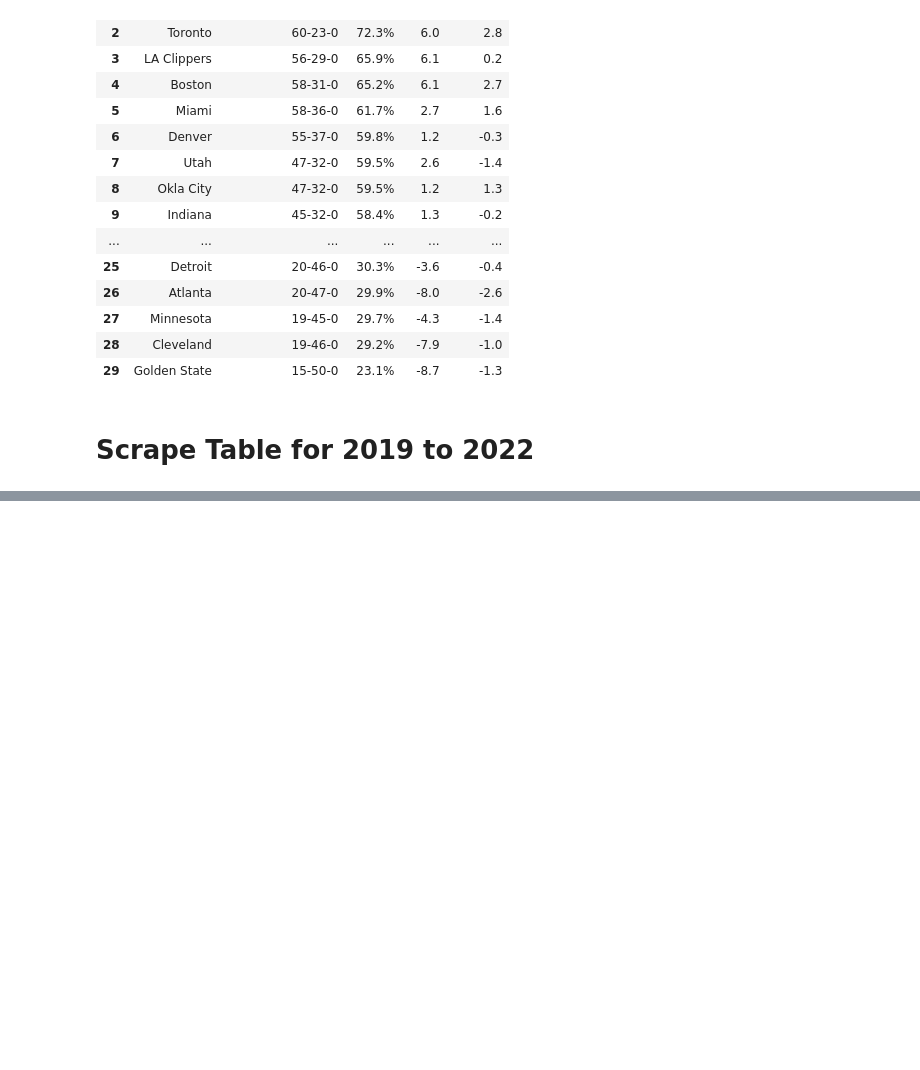
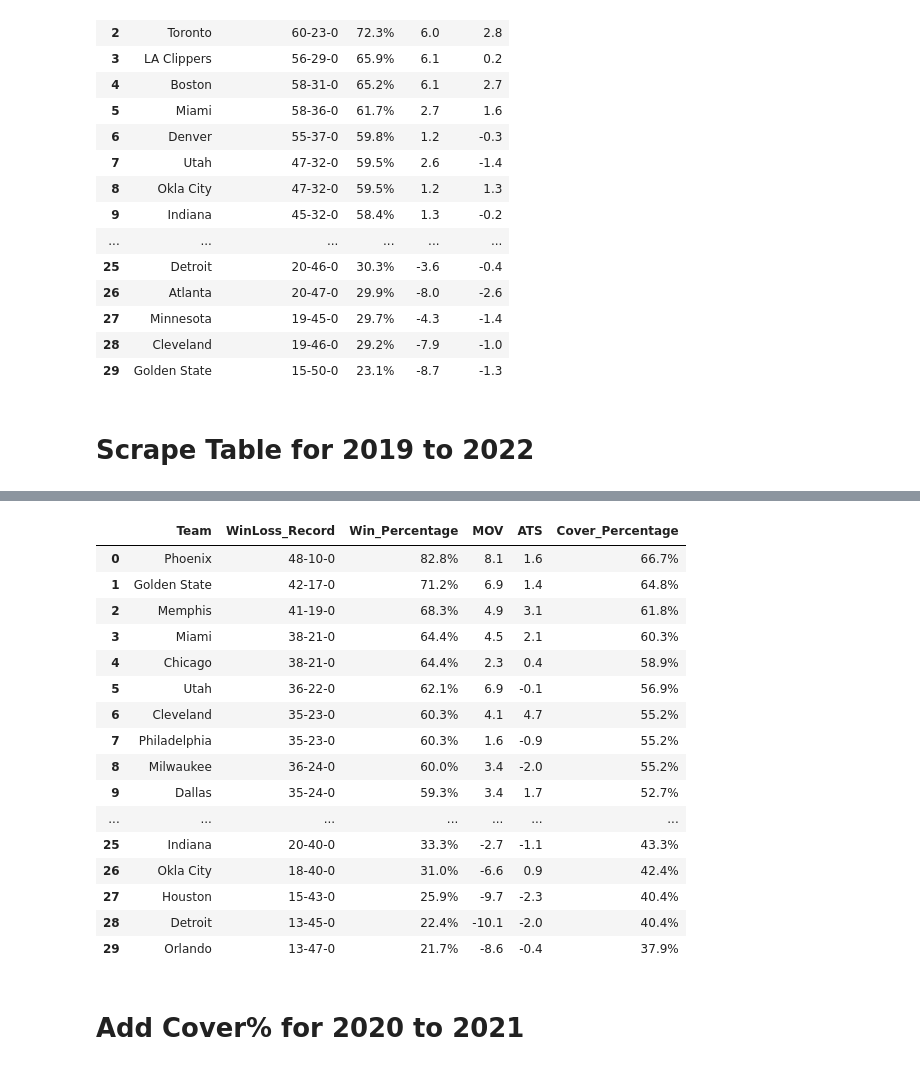
Before and after one commit to almulldreyer/machine-learning-project-4, a Jupyter notebook: main/TeamRank_Scrape.ipynb, the cells around one changed output, grey strips where cells are left out. Drawn from its saved outputs; the diff is of its cells as text; code cells hidden in the pictures; blank space fills up the shorter version.

```diff
--- a/main/TeamRank_Scrape.ipynb
+++ b/main/TeamRank_Scrape.ipynb
@@ -112,0 +185,31 @@ tables_1822[0]
+# %%
+dict = {'Win-Loss Record': 'WinLoss_Record',
+        'Win %': 'Win_Percentage',
+        'ATS +/-': 'ATS',
+        'Cover %':'Cover_Percentage'
+       }
+
+tables_22.rename(columns=dict,
+          inplace=True)
+# %%
+tables_22
+# %% [output]
+|  | Team | WinLoss_Record | Win_Percentage | MOV | ATS | Cover_Percentage |
+| 0 | Phoenix | 48-10-0 | 82.8% | 8.1 | 1.6 | 66.7% |
+| 1 | Golden State | 42-17-0 | 71.2% | 6.9 | 1.4 | 64.8% |
+| 2 | Memphis | 41-19-0 | 68.3% | 4.9 | 3.1 | 61.8% |
+| 3 | Miami | 38-21-0 | 64.4% | 4.5 | 2.1 | 60.3% |
+| 4 | Chicago | 38-21-0 | 64.4% | 2.3 | 0.4 | 58.9% |
+| 5 | Utah | 36-22-0 | 62.1% | 6.9 | -0.1 | 56.9% |
+| 6 | Cleveland | 35-23-0 | 60.3% | 4.1 | 4.7 | 55.2% |
+| 7 | Philadelphia | 35-23-0 | 60.3% | 1.6 | -0.9 | 55.2% |
+| 8 | Milwaukee | 36-24-0 | 60.0% | 3.4 | -2.0 | 55.2% |
+| 9 | Dallas | 35-24-0 | 59.3% | 3.4 | 1.7 | 52.7% |
+| ... | ... | ... | ... | ... | ... | ... |
+| 25 | Indiana | 20-40-0 | 33.3% | -2.7 | -1.1 | 43.3% |
+| 26 | Okla City | 18-40-0 | 31.0% | -6.6 | 0.9 | 42.4% |
+| 27 | Houston | 15-43-0 | 25.9% | -9.7 | -2.3 | 40.4% |
+| 28 | Detroit | 13-45-0 | 22.4% | -10.1 | -2.0 | 40.4% |
+| 29 | Orlando | 13-47-0 | 21.7% | -8.6 | -0.4 | 37.9% |
+# %% [markdown]
+# Add Cover% for 2020 to 2021
```
Also changed, not shown: parts of 47 cells of this notebook, 4 other files.
